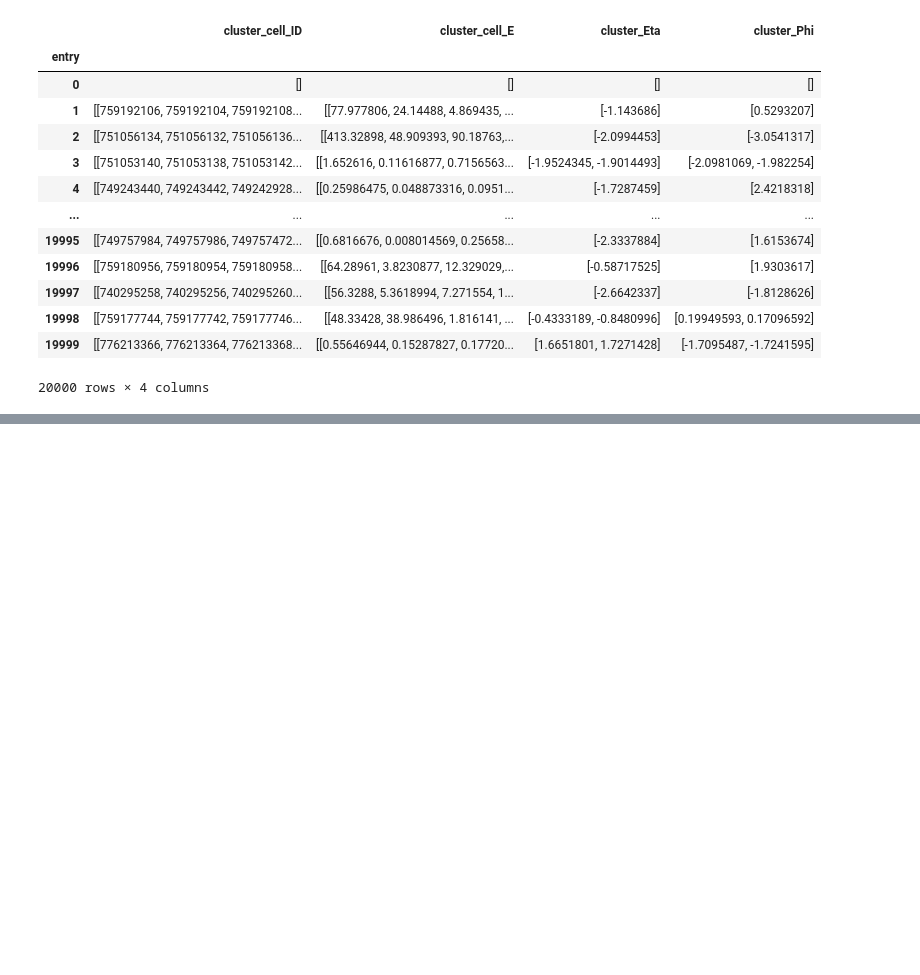
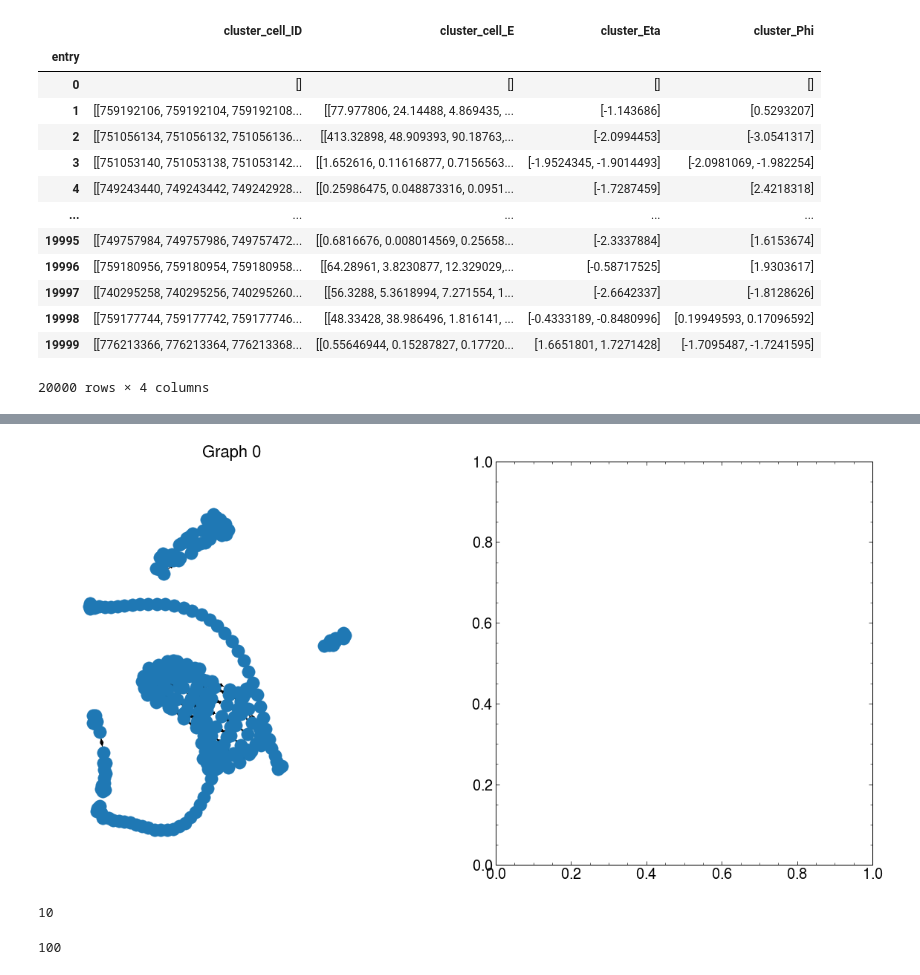
Before and after one commit to mariel-pettee/LCStudies, a Jupyter notebook: classifier/gnn_ming.ipynb, the cells around one changed output, grey strips where cells are left out. Cells and saved outputs as stored; diff of their text form; code cells hidden in the pictures; blank space fills up the shorter version.

Commit message:
working graphs

```diff
--- a/classifier/gnn_ming.ipynb
+++ b/classifier/gnn_ming.ipynb
@@ -342,0 +329,6 @@ array([[ 0, 12, 14,  6, 10],
+# %%
+# small set of 100 points for testing
+
+graph_list = []
+for i in range(100):
+    graph_list.append(make_graph(df.loc[i], geo_df, 0))
@@ -342,0 +358,14 @@ array([[ 0, 12, 14,  6, 10],
+# %%
+graphs_nx = utils_np.graphs_tuple_to_networkxs(graph_list[2][0])
+_, axs = plt.subplots(ncols=2, figsize=(20, 10))
+for iax, (graph_nx, ax) in enumerate(zip(graphs_nx, axs)):
+    nx.draw(graph_nx, ax=ax)
+    ax.set_title("Graph {}".format(iax))
+# %% [output]
+[figure, added]
+# %%
+pi0_files = os.listdir(inputpath_pi0)[:10]
+pion_files = os.listdir(inputpath_pion)[:10]
+len(pi0_files)
+# %% [output]
+10
@@ -342,0 +402,4 @@ array([[ 0, 12, 14,  6, 10],
+# %%
+len(graph_list)
+# %% [output]
+100
```
Also changed, not shown: parts of 39 cells of this notebook.
